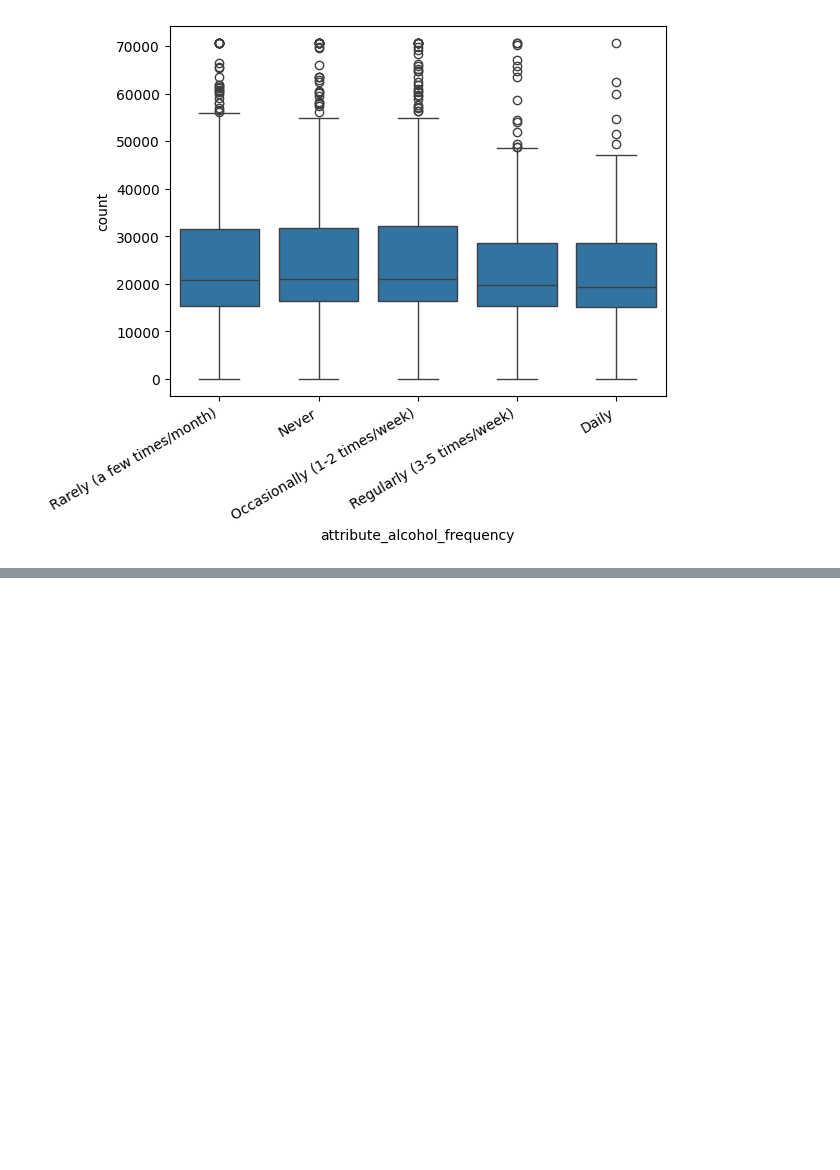
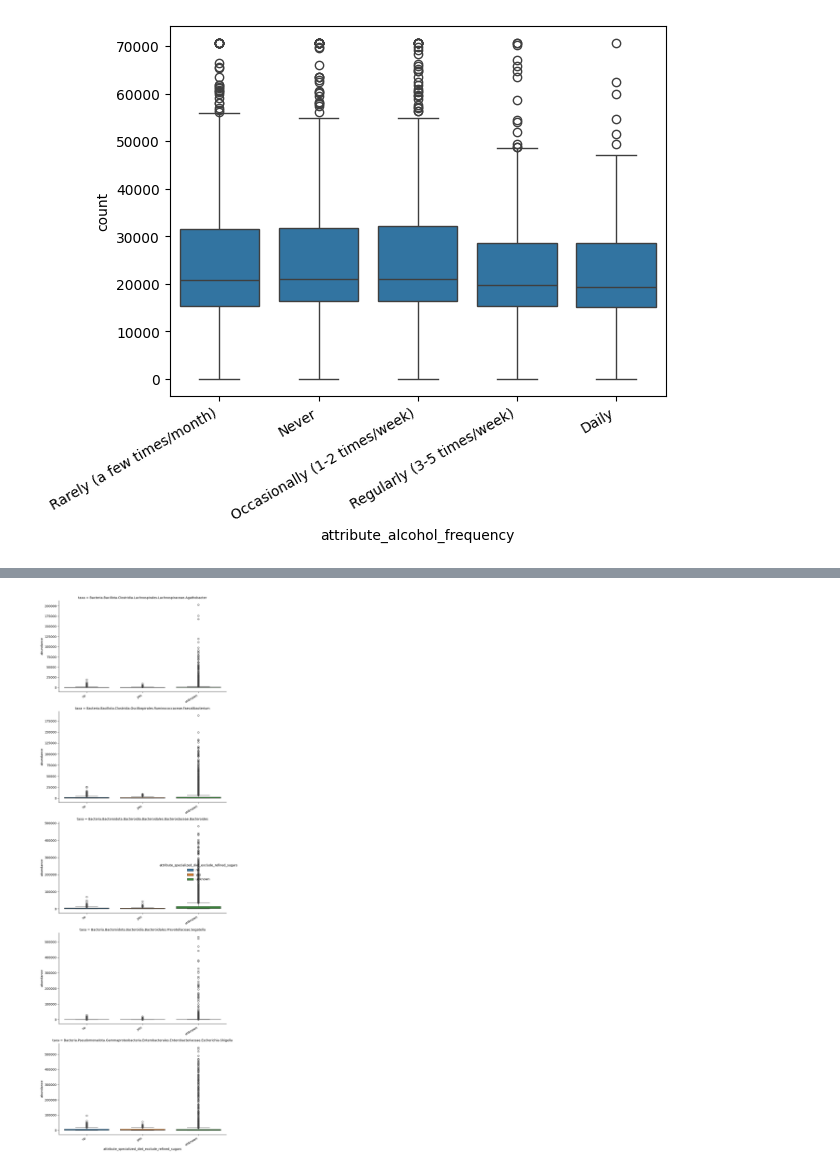
Before and after one commit to rredkovich/uniba_dataviz_project, a Jupyter notebook: Untitled.ipynb, the cells around one changed output, grey strips where cells are left out. Drawn from its saved outputs; the diff is of its cells as text; code cells hidden in the pictures; blank space fills up the shorter version.

```diff
--- a/Untitled.ipynb
+++ b/Untitled.ipynb
@@ -188,0 +175,36 @@ pass
+# %%
+top_taxa = (df_long.groupby('taxa')['abundance']
+    .mean()
+    .sort_values(ascending=False)
+    .head(5)
+    .index )
+# %%
+for diet in all_diets[:1]:
+    g = sns.catplot(
+        data=df_long[df_long['taxa'].isin(top_taxa)],
+        x=diet,
+        y='abundance',
+        col='taxa',
+        kind='box',
+        col_wrap=1,
+        hue=diet,
+        legend=True,
+        sharey=False
+    )
+
+    # Показать x-метки на каждом subplot
+    for ax in g.axes.flat:
+        ax.tick_params(labelbottom=True)  # принудительно показать метки
+        for label in ax.get_xticklabels():
+            label.set_rotation(30)
+            label.set_ha('right')
+        ax.set_xlabel(diet)  # подпись оси X
+
+    # Переместить легенду наружу
+    g.legend.set_bbox_to_anchor((1.05, 0.5))
+    g.legend.set_title(diet)
+
+    plt.tight_layout()
+    plt.show()
+# %% [output]
+[figure, added]
```
Also changed, not shown: parts of 3 cells of this notebook.
